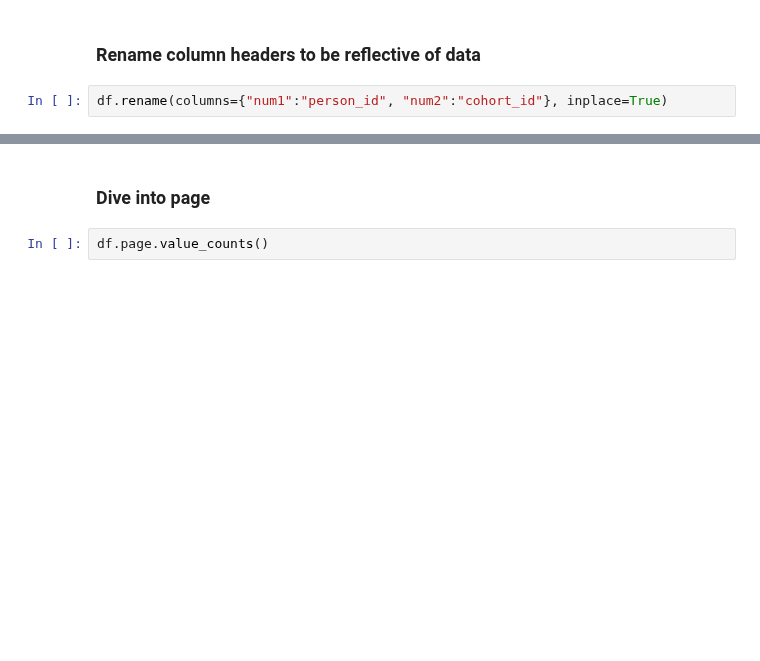
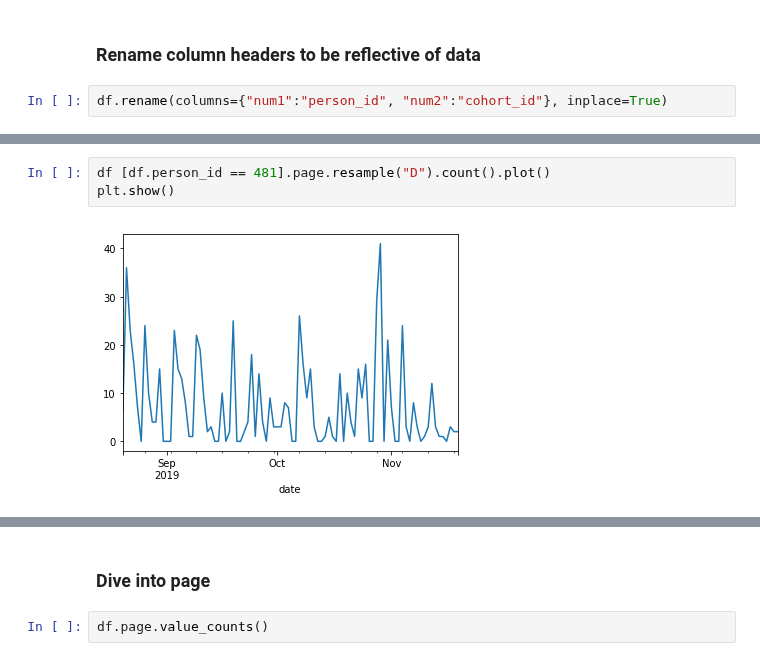
Before and after one commit to misty-garcia/ds-methodologies-exercises, a Jupyter notebook: anomaly_detection/time_series_anomaly_detection.ipynb, the cells around one changed output, grey strips where cells are left out. Drawn from its saved outputs; the diff is of its cells as text; blank space fills up the shorter version.

```diff
--- a/anomaly_detection/time_series_anomaly_detection.ipynb
+++ b/anomaly_detection/time_series_anomaly_detection.ipynb
@@ -352,0 +349,5 @@ df.rename(columns={"num1":"person_id", "num2":"cohort_id"}, inplace=True)
+# %%
+df [df.person_id == 481].page.resample("D").count().plot()
+plt.show()
+# %% [output]
+[figure, added]
```
Also changed, not shown: parts of 9 cells of this notebook.
